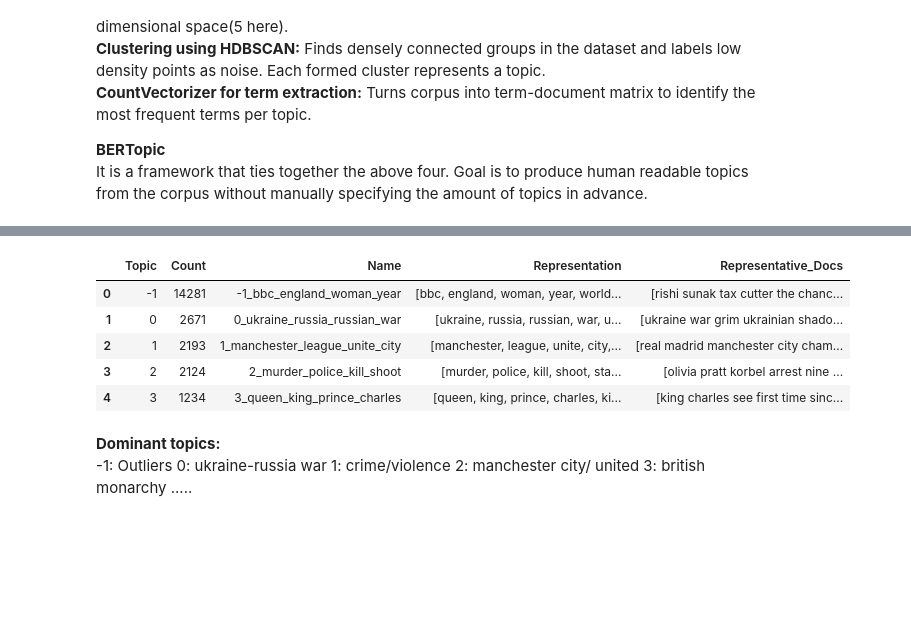
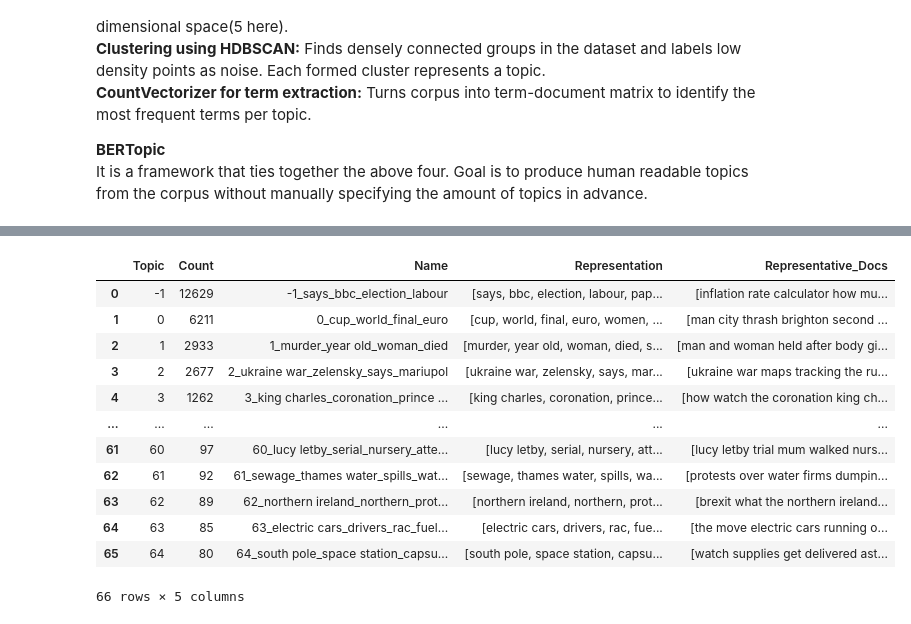
Before and after one commit to c0ckr0ach/Topic-Extraction-using-BerTopic, a Jupyter notebook: topic_modelling.ipynb, the cells around one changed output, grey strips where cells are left out. Saved outputs shown, nothing was run; the diff lists cells and outputs as text; code cells hidden in the pictures; blank space fills up the shorter version.

Commit message:
Base code for topic extraction uploaded

```diff
--- a/topic_modelling.ipynb
+++ b/topic_modelling.ipynb
@@ -2,11 +9,10 @@
 import pandas as pd
 import re
 import nltk
+from nltk import *
 from nltk.corpus import stopwords
-from nltk.stem import WordNetLemmatizer
-from nltk.tokenize import word_tokenize
 
-df = pd.read_csv('bbc_news.csv')
+df = pd.read_csv('/content/drive/MyDrive/Datasets/bbc_news.csv')
 df.head()
 # %% [output]
 |  | title | pubDate | guid | link | description |
@@ -43,35 +48,26 @@ Final strings <30 are dropped, while others are saved to an external CSV file
 # %%
-news_stopwords = {
-    'say', 'says', 'said', 'also', 'like', 'could', 'would',
-    'according', 'year', 'new', 'one', 'two', 'bbc', 'rss'
-}
-stop_words = stop_words.union(news_stopwords)
-
 def preprocess_text(text):
     if not isinstance(text, str):
         return ""
     text = re.sub(r'https?://\S+|www\.\S+', '', text)
-    text = re.sub(r'<.*?>', '', text)
-    text = re.sub(r'[^\w\s.-]', ' ', text)
+    text = re.sub(r'[^\w\s]', ' ', text)
     text = re.sub(r'&amp;', 'and', text)
     text = re.sub(r'(\w+)-(\w+)', r'\1 \2', text)  #split hyphenated words
-    text = re.sub(r'\b\d{1,2}/\d{1,2}/\d{2,4}\b', '', text)  #remove dates
+    text = re.sub(r'\b\d+\b', '', text)  #remove dates
     words = word_tokenize(text)
     words = [
         word for word in words
-        if (word not in stop_words)
-        and (len(word) > 2)
-        and (not word.isnumeric())
+        if (len(word) > 2) and not word.isnumeric()
     ]
     words = [word.lower() for word in words]
-    words = [lemmatizer.lemmatize(word, pos='v') for word in words]
-    words = [lemmatizer.lemmatize(word, pos='n') for word in words]
+
     return " ".join(words)
 
-df['combined_text'] = df['title'] + " " + df['description']
-df['processed'] = df['combined_text'].apply(preprocess_text)
+
+df['combined_txt'] = df['title'] + " " + df['description']
+df['processed'] = df['combined_txt'].apply(preprocess_text)
 df = df[df['processed'].str.len() > 30].reset_index(drop=True)
-df[['title', 'pubDate', 'processed']].to_csv('preprocessed_bbc_news.csv', index=False)
+df[['processed']].to_csv('preprocessed_bbc_news.csv', index=False)
 # %% [markdown]
 **Processed Dataframe**
 # %%
@@ -108,18 +129,21 @@ umap_model = UMAP(n_neighbors=15,
                   min_dist=0.0,
                   metric='cosine')
 
-hdbscan_model = HDBSCAN(min_cluster_size=50, metric='euclidean',
+hdbscan_model = HDBSCAN(min_cluster_size=80,
                         cluster_selection_method='eom',
                         prediction_data=True)
 
 vectorizer_model = CountVectorizer(stop_words="english",
                                    min_df=2, ngram_range=(1, 2))
 
+representation_model = MaximalMarginalRelevance(diversity=0.5)
+
 topic_model = BERTopic(
     embedding_model=embedding_model,
     umap_model=umap_model,
     hdbscan_model=hdbscan_model,
     vectorizer_model=vectorizer_model,
+    representation_model= representation_model,
     top_n_words=10,
     language='english',
     calculate_probabilities=True,
@@ -128,14 +152,14 @@ topic_model = BERTopic(
 
 topics, probs = topic_model.fit_transform(df['processed'])
 
-topic_model.save("bertopic_model") #saving the model
+topic_model.save(os.path.join(output_dir,"bertopic_model"))
 
 topic_info = topic_model.get_topic_info() #gets [topic, count, name, representation]
-topic_info.to_csv('topic_info.csv', index=False)
+topic_info.to_csv(os.path.join(output_dir, 'topic_info.csv'), index=False)
 
 representative_docs = topic_model.get_representative_docs()
 pd.DataFrame(representative_docs.items(),
-             columns=['Topic', 'Representative_Docs']).to_csv('representative_docs.csv', index=False) #topic id to its top example(representative) documents
+             columns=['Topic', 'Representative_Docs']).to_csv(os.path.join(output_dir,'representative_docs.csv'), index=False) #topic id to its top example(representative) documents
 
 print("topic modeling complete")
 print(f"topics created: {len(topic_info)}")
@@ -154,17 +178,16 @@ topics created: 98
 # %%
-topic_info.head()
+topic_info
 # %% [output]
 |  | Topic | Count | Name | Representation | Representative_Docs |
-| 0 | -1 | 14281 | -1_bbc_england_woman_year | [bbc, england, woman, year, world... | [rishi sunak tax cutter the chanc... |
-| 1 | 0 | 2671 | 0_ukraine_russia_russian_war | [ukraine, russia, russian, war, u... | [ukraine war grim ukrainian shado... |
-| 2 | 1 | 2193 | 1_manchester_league_unite_city | [manchester, league, unite, city,... | [real madrid manchester city cham... |
-| 3 | 2 | 2124 | 2_murder_police_kill_shoot | [murder, police, kill, shoot, sta... | [olivia pratt korbel arrest nine ... |
-| 4 | 3 | 1234 | 3_queen_king_prince_charles | [queen, king, prince, charles, ki... | [king charles see first time sinc... |
+| 0 | -1 | 12629 | -1_says_bbc_election_labour | [says, bbc, election, labour, pap... | [inflation rate calculator how mu... |
+| 1 | 0 | 6211 | 0_cup_world_final_euro | [cup, world, final, euro, women, ... | [man city thrash brighton second ... |
+| 2 | 1 | 2933 | 1_murder_year old_woman_died | [murder, year old, woman, died, s... | [man and woman held after body gi... |
+| 3 | 2 | 2677 | 2_ukraine war_zelensky_says_mariupol | [ukraine war, zelensky, says, mar... | [ukraine war maps tracking the ru... |
+| 4 | 3 | 1262 | 3_king charles_coronation_prince ... | [king charles, coronation, prince... | [how watch the coronation king ch... |
+| ... | ... | ... | ... | ... | ... |
+| 61 | 60 | 97 | 60_lucy letby_serial_nursery_atte... | [lucy letby, serial, nursery, att... | [lucy letby trial mum walked nurs... |
+| 62 | 61 | 92 | 61_sewage_thames water_spills_wat... | [sewage, thames water, spills, wa... | [protests over water firms dumpin... |
+| 63 | 62 | 89 | 62_northern ireland_northern_prot... | [northern ireland, northern, prot... | [brexit what the northern ireland... |
+| 64 | 63 | 85 | 63_electric cars_drivers_rac_fuel... | [electric cars, drivers, rac, fue... | [the move electric cars running o... |
+| 65 | 64 | 80 | 64_south pole_space station_capsu... | [south pole, space station, capsu... | [watch supplies get delivered ast... |
+66 rows × 5 columns
-# %% [markdown]
-**Dominant topics:**
--1: Outliers
-0: ukraine-russia war
-1: crime/violence
-2: manchester city/ united
-3: british monarchy
-.....
```
Also changed, not shown: parts of 24 cells of this notebook.
